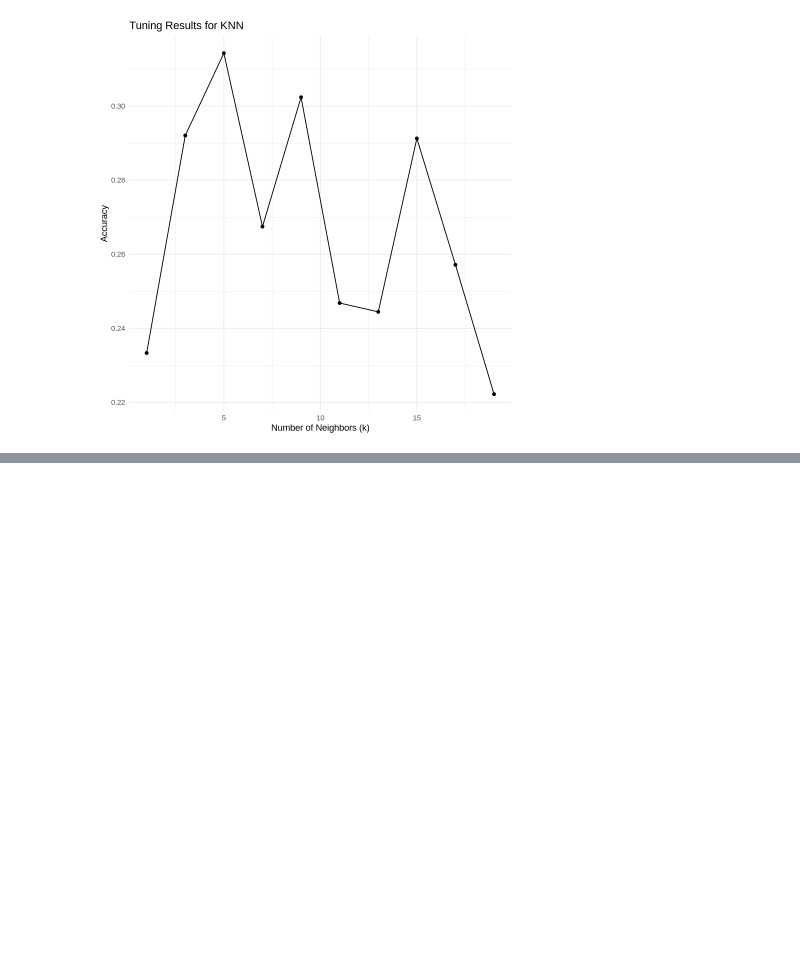
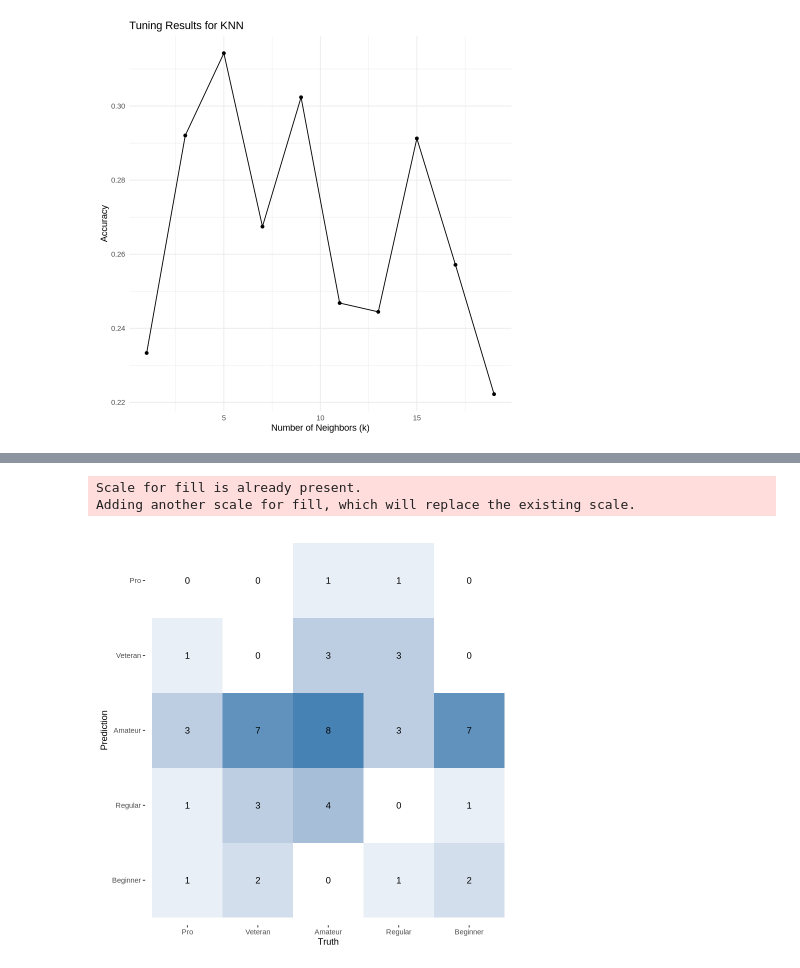
Before and after one commit to buildwithme1/Dacia-100-project-template, a Jupyter notebook: players.ipynb, the cells around one changed output, grey strips where cells are left out. Cells and saved outputs as stored; diff of their text form; code cells hidden in the pictures; blank space fills up the shorter version.

```diff
--- a/players.ipynb
+++ b/players.ipynb
@@ -264,0 +296,13 @@ There were issues with some computations   A: x1   B: x1
+# %%
+# Make predictions on test set
+test_predictions <-
+predict(final_fit, new_data = test_set) |>
+  bind_cols(test_set)
+
+# Evaluate metrics
+test_predictions |>
+  metrics(truth = experience, estimate = .pred_class)
+
+# Confusion matrix
+test_predictions |>
+  conf_mat(truth = experience, estimate = .pred_class)
@@ -264,0 +322,10 @@ There were issues with some computations   A: x1   B: x1
+# %%
+# Confusion matrix
+test_predictions |>
+  conf_mat(truth = experience, estimate = .pred_class) |>
+  autoplot(type = "heatmap") +
+  scale_fill_gradient(low = "white", high = "steelblue")
+# %% [output]
+Scale for fill is already present.
+Adding another scale for fill, which will replace the existing scale.
+[figure, added]
```
Also changed, not shown: parts of 9 cells of this notebook.
